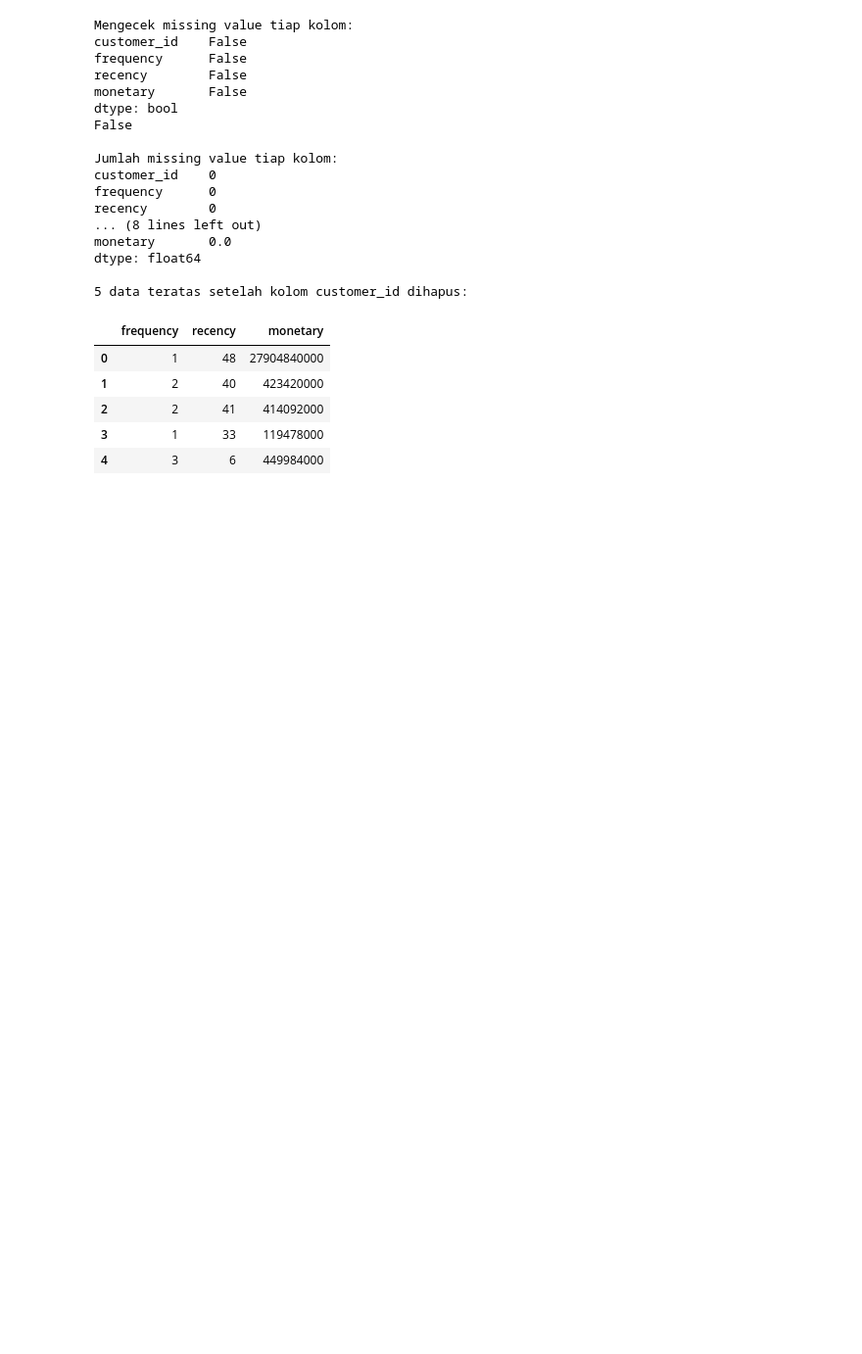
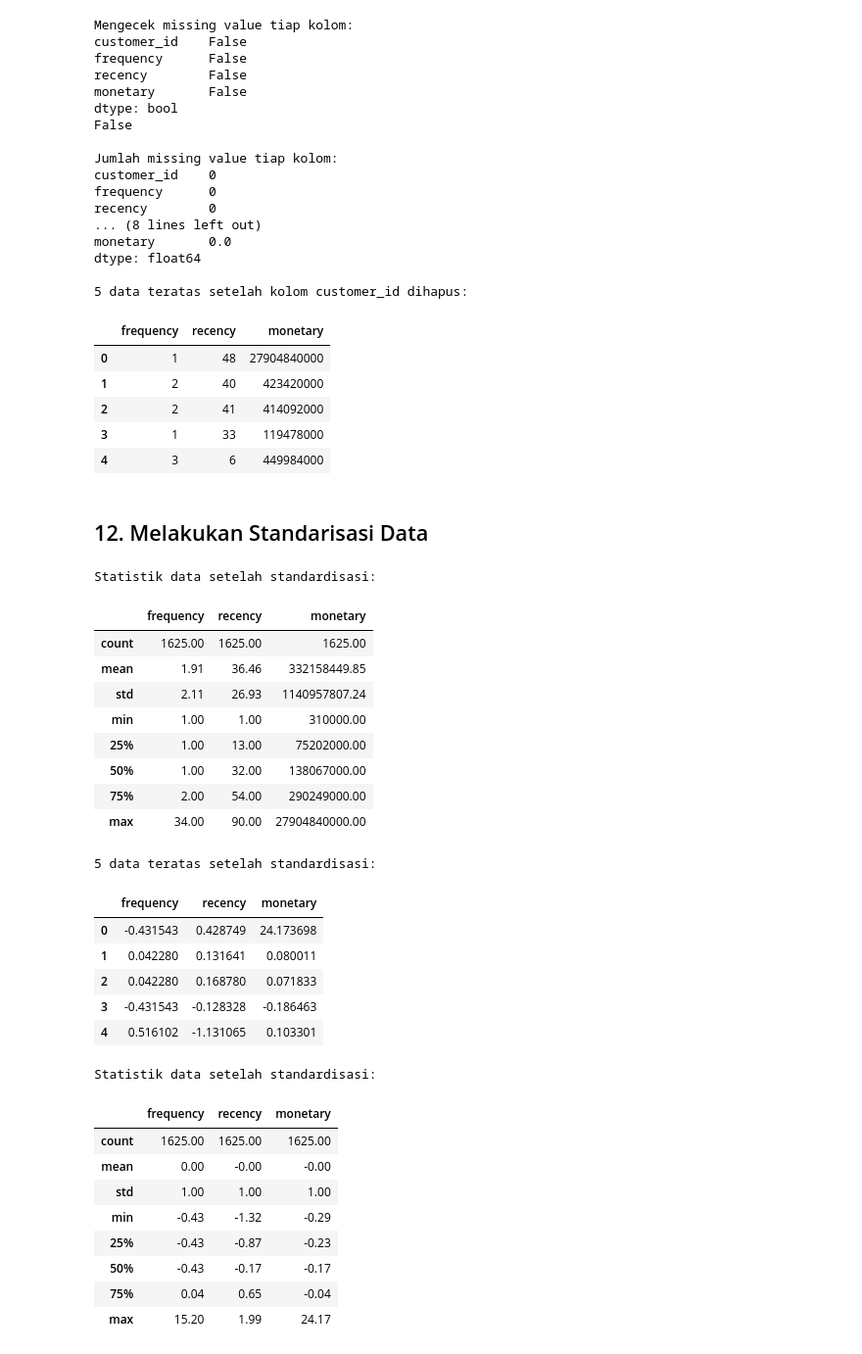
Before and after one commit to UsepSyaikalArifin/basic_machine_learning, a Jupyter notebook: machine_learning_algoritma_k_means_dengan_python.ipynb, the cells around one changed output. Shown at 98% size. Saved outputs shown, nothing was run; the diff lists cells and outputs as text; code cells hidden in the pictures; blank space fills up the shorter version.

Commit message:
Melakukan Standarisasi Data

```diff
--- a/machine_learning_algoritma_k_means_dengan_python.ipynb
+++ b/machine_learning_algoritma_k_means_dengan_python.ipynb
@@ -302,3 +302,51 @@ dtype: float64
 | 2 | 2 | 41 | 414092000 |
 | 3 | 1 | 33 | 119478000 |
 | 4 | 3 | 6 | 449984000 |
+# %% [markdown]
+<h2>12. Melakukan Standarisasi Data</h2>
+# %%
+# Import StandardScaler agar dapat melakukan standardisasi data
+from sklearn.preprocessing import StandardScaler
+standard_scaler = StandardScaler()
+RFM_standard = standard_scaler.fit_transform(RFM_km)
+RFM_standard = pd.DataFrame(RFM_standard, columns=RFM_km.columns)
+
+# Menampilkan data statistik setelah standardisasi
+print(f"\nStatistik data setelah standardisasi:")
+display(RFM_km.describe().apply(lambda x: x.apply('{0:.2f}'.format)))
+
+# Menampilkan data setelah standardisasi
+print(f"\n5 data teratas setelah standardisasi:")
+display(RFM_standard.head())
+
+# Menampilkan data statistik setelah standardisasi
+print(f"\nStatistik data setelah standardisasi:")
+display(RFM_standard.describe().apply(lambda x: x.apply('{0:.2f}'.format)))
+# %% [output]
+Statistik data setelah standardisasi:
+|  | frequency | recency | monetary |
+| count | 1625.00 | 1625.00 | 1625.00 |
+| mean | 1.91 | 36.46 | 332158449.85 |
+| std | 2.11 | 26.93 | 1140957807.24 |
+| min | 1.00 | 1.00 | 310000.00 |
+| 25% | 1.00 | 13.00 | 75202000.00 |
+| 50% | 1.00 | 32.00 | 138067000.00 |
+| 75% | 2.00 | 54.00 | 290249000.00 |
+| max | 34.00 | 90.00 | 27904840000.00 |
+5 data teratas setelah standardisasi:
+|  | frequency | recency | monetary |
+| 0 | -0.431543 | 0.428749 | 24.173698 |
+| 1 | 0.042280 | 0.131641 | 0.080011 |
+| 2 | 0.042280 | 0.168780 | 0.071833 |
+| 3 | -0.431543 | -0.128328 | -0.186463 |
+| 4 | 0.516102 | -1.131065 | 0.103301 |
+Statistik data setelah standardisasi:
+|  | frequency | recency | monetary |
+| count | 1625.00 | 1625.00 | 1625.00 |
+| mean | 0.00 | -0.00 | -0.00 |
+| std | 1.00 | 1.00 | 1.00 |
+| min | -0.43 | -1.32 | -0.29 |
+| 25% | -0.43 | -0.87 | -0.23 |
+| 50% | -0.43 | -0.17 | -0.17 |
+| 75% | 0.04 | 0.65 | -0.04 |
+| max | 15.20 | 1.99 | 24.17 |
```
